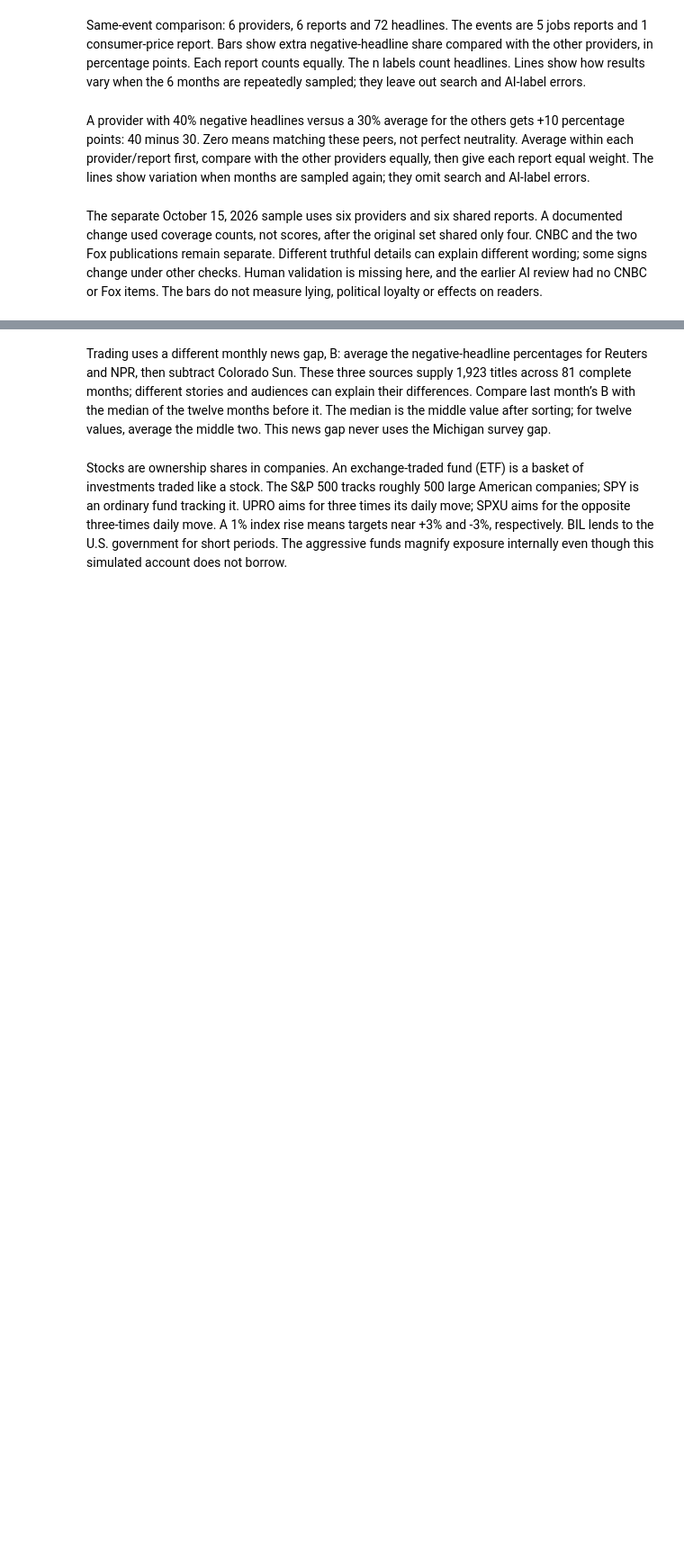
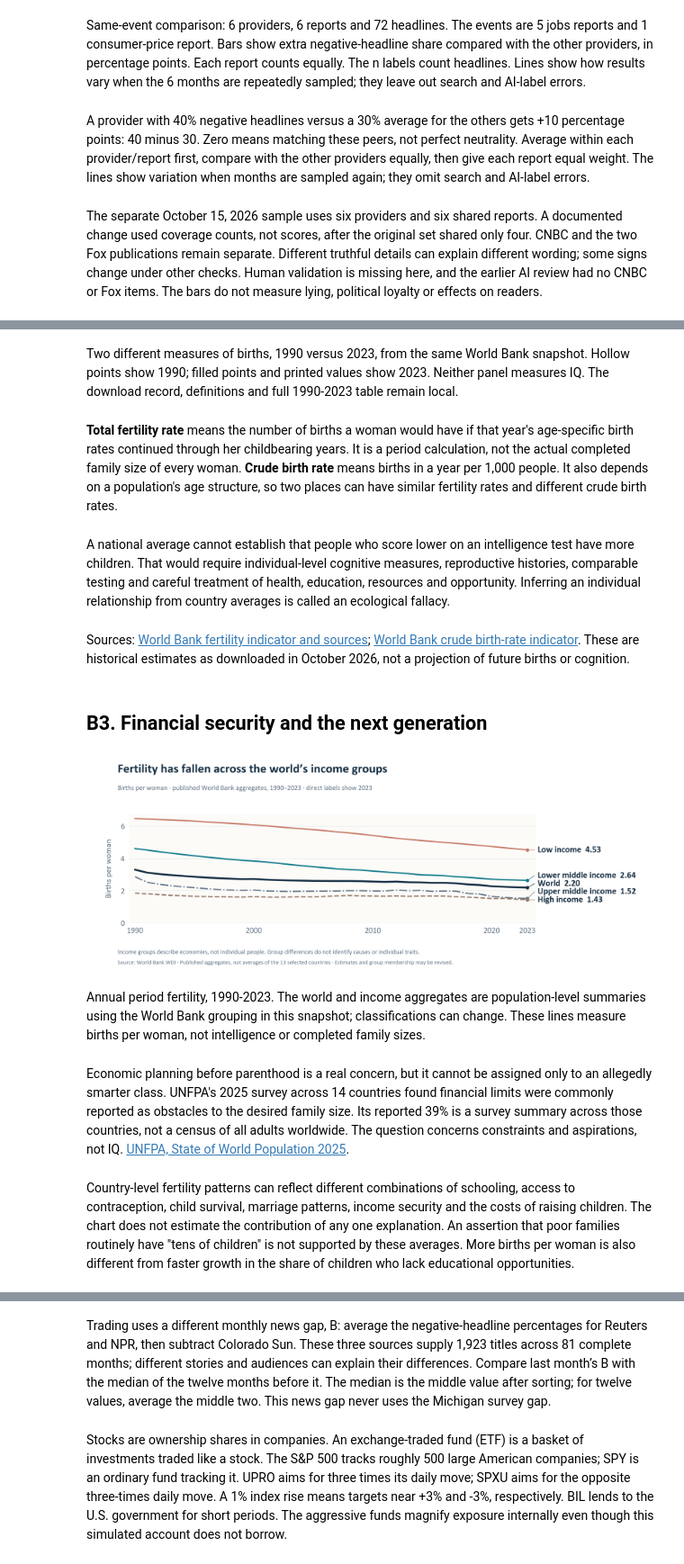
Before and after one commit to ph2606/FRE-GY-7871A-Final-Project, a Jupyter notebook: final_project.ipynb, the cells around one changed output, grey strips where cells are left out. Shown at 90% size. Cells and saved outputs as stored; diff of their text form; code cells hidden in the pictures; blank space fills up the shorter version.

```diff
--- a/final_project.ipynb
+++ b/final_project.ipynb
@@ -607,0 +994,20 @@ The separate October 15, 2026 sample uses six providers and six shared reports.
+# %% [markdown]
+Two different measures of births, 1990 versus 2023, from the same World Bank snapshot. Hollow points show 1990; filled points and printed values show 2023. Neither panel measures IQ. The download record, definitions and full 1990-2023 table remain local.
+# %% [markdown]
+**Total fertility rate** means the number of births a woman would have if that year's age-specific birth rates continued through her childbearing years. It is a period calculation, not the actual completed family size of every woman. **Crude birth rate** means births in a year per 1,000 people. It also depends on a population's age structure, so two places can have similar fertility rates and different crude birth rates.
+# %% [markdown]
+A national average cannot establish that people who score lower on an intelligence test have more children. That would require individual-level cognitive measures, reproductive histories, comparable testing and careful treatment of health, education, resources and opportunity. Inferring an individual relationship from country averages is called an ecological fallacy.
+# %% [markdown]
+Sources: [World Bank fertility indicator and sources](https://data.worldbank.org/indicator/SP.DYN.TFRT.IN); [World Bank crude birth-rate indicator](https://data.worldbank.org/indicator/SP.DYN.CBRT.IN). These are historical estimates as downloaded in October 2026, not a projection of future births or cognition.
+# %% [markdown]
+## B3. Financial security and the next generation
+# %%
+display(Image(filename=str(ROOT / 'outputs' / 'part_b_fertility_trends.png')))
+# %% [output]
+[figure, added]
+# %% [markdown]
+Annual period fertility, 1990-2023. The world and income aggregates are population-level summaries using the World Bank grouping in this snapshot; classifications can change. These lines measure births per woman, not intelligence or completed family sizes.
+# %% [markdown]
+Economic planning before parenthood is a real concern, but it cannot be assigned only to an allegedly smarter class. UNFPA's 2025 survey across 14 countries found financial limits were commonly reported as obstacles to the desired family size. Its reported 39% is a survey summary across those countries, not a census of all adults worldwide. The question concerns constraints and aspirations, not IQ. [UNFPA, State of World Population 2025](https://www.unfpa.org/swp2025).
+# %% [markdown]
+Country-level fertility patterns can reflect different combinations of schooling, access to contraception, child survival, marriage patterns, income security and the costs of raising children. The chart does not estimate the contribution of any one explanation. An assertion that poor families routinely have "tens of children" is not supported by these averages. More births per woman is also different from faster growth in the share of children who lack educational opportunities.
```
Also changed, not shown: parts of 126 cells of this notebook, 29 other files.
